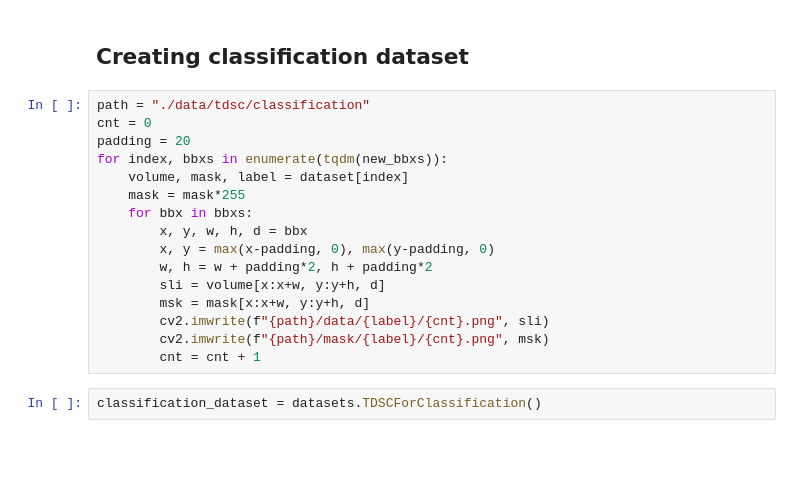
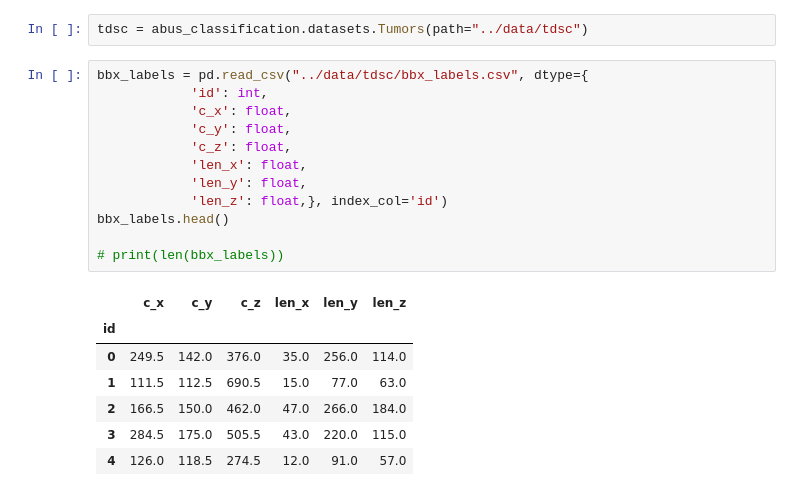
Before and after one commit to mralinp/abus-classification, a Jupyter notebook: notebooks/visualization.ipynb, the cells around one changed output. Saved outputs shown, nothing was run; the diff lists cells and outputs as text; blank space fills up the shorter version.

```diff
--- a/notebooks/visualization.ipynb
+++ b/notebooks/visualization.ipynb
@@ -103,20 +9,22 @@ print(new_bbxs)
-# %% [markdown]
-## Creating classification dataset
-# %%
-path = "./data/tdsc/classification"
-cnt = 0
-padding = 20
-for index, bbxs in enumerate(tqdm(new_bbxs)):
-    volume, mask, label = dataset[index]
-    mask = mask*255
-    for bbx in bbxs:
-        x, y, w, h, d = bbx
-        x, y = max(x-padding, 0), max(y-padding, 0)
-        w, h = w + padding*2, h + padding*2
-        sli = volume[x:x+w, y:y+h, d]
-        msk = mask[x:x+w, y:y+h, d]
-        cv2.imwrite(f"{path}/data/{label}/{cnt}.png", sli)
-        cv2.imwrite(f"{path}/mask/{label}/{cnt}.png", msk)
-        cnt = cnt + 1
-# %%
-classification_dataset = datasets.TDSCForClassification()
+# %%
+tdsc = abus_classification.datasets.Tumors(path="../data/tdsc")
+# %%
+bbx_labels = pd.read_csv("../data/tdsc/bbx_labels.csv", dtype={
+            'id': int,
+            'c_x': float,
+            'c_y': float,
+            'c_z': float,
+            'len_x': float,
+            'len_y': float,
+            'len_z': float,}, index_col='id')
+bbx_labels.head()
+
+# print(len(bbx_labels))
+# %% [output]
+|  | c_x | c_y | c_z | len_x | len_y | len_z |
+| id |  |  |  |  |  |  |
+| 0 | 249.5 | 142.0 | 376.0 | 35.0 | 256.0 | 114.0 |
+| 1 | 111.5 | 112.5 | 690.5 | 15.0 | 77.0 | 63.0 |
+| 2 | 166.5 | 150.0 | 462.0 | 47.0 | 266.0 | 184.0 |
+| 3 | 284.5 | 175.0 | 505.5 | 43.0 | 220.0 | 115.0 |
+| 4 | 126.0 | 118.5 | 274.5 | 12.0 | 91.0 | 57.0 |
```
Also changed, not shown: parts of 16 cells of this notebook, 4 other files.
